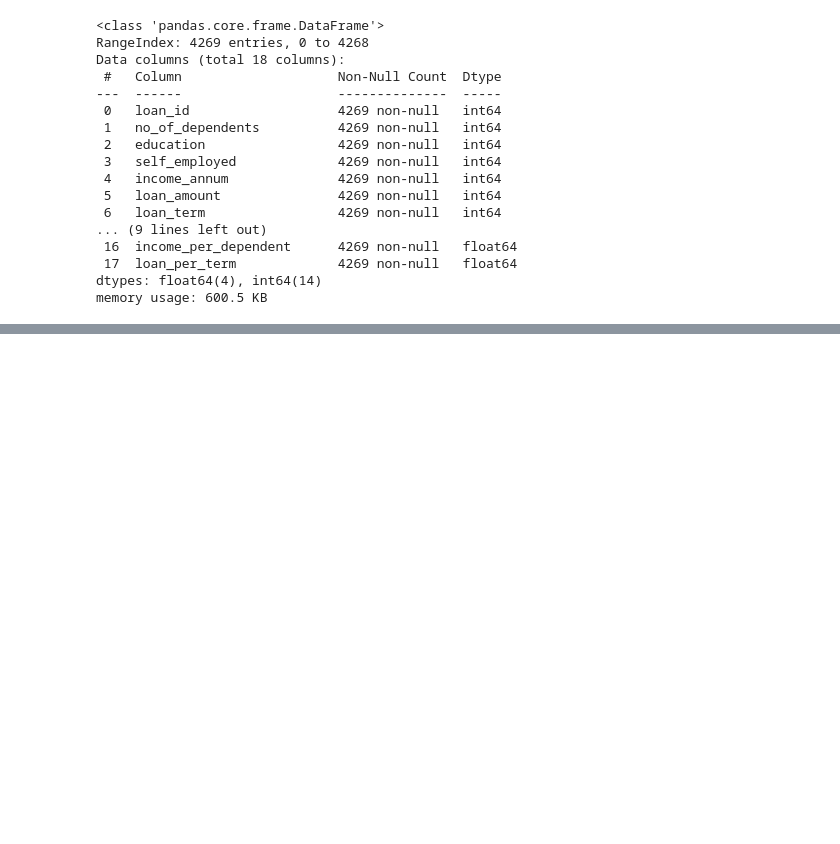
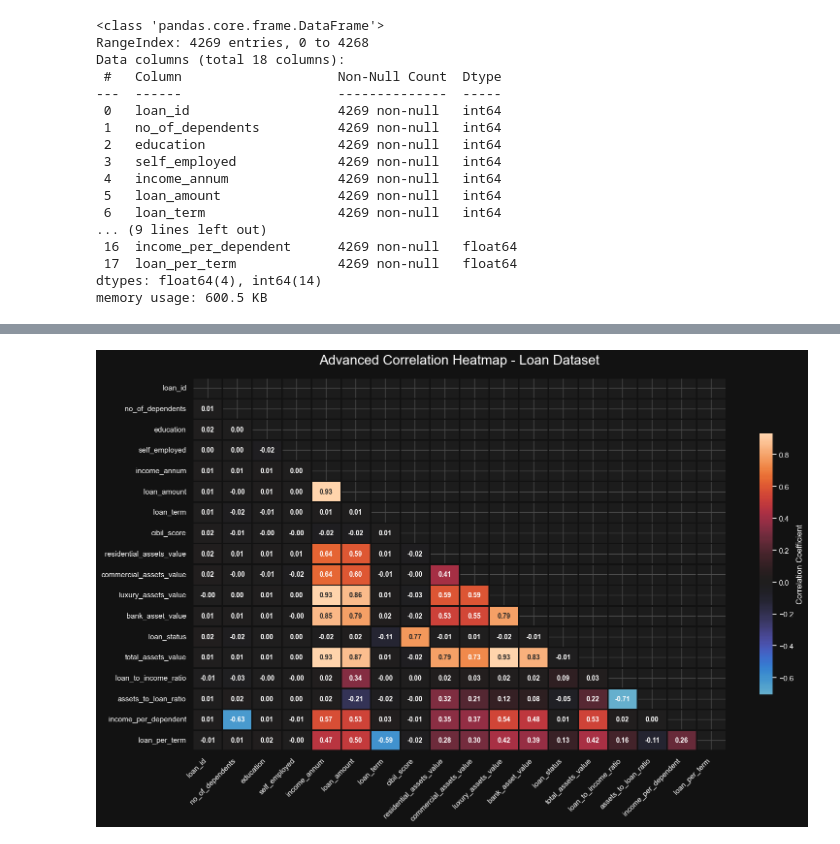
Before and after one commit to X6K18/Loan-Approval-Prediction-Datasets-Analysis, a Jupyter notebook: notebooks/04_train_models.ipynb, the cells around one changed output, grey strips where cells are left out. Drawn from its saved outputs; the diff is of its cells as text; code cells hidden in the pictures; blank space fills up the shorter version.

```diff
--- a/notebooks/04_train_models.ipynb
+++ b/notebooks/04_train_models.ipynb
@@ -59,0 +131,34 @@ memory usage: 600.5 KB
+# %%
+# 2. Tạo Mask (Mặt nạ) để ẩn đi một nửa ma trận (phần đối xứng)
+# Điều này giúp biểu đồ thoáng hơn và tránh lặp lại thông tin
+mask = np.triu(np.ones_like(corr_matrix, dtype=bool))
+
+# 3. Khởi tạo figure
+plt.figure(figsize=(16, 10))
+
+# 4. Vẽ Heatmap với các cải tiến thẩm mỹ
+sns.heatmap(
+    corr_matrix,
+    mask=mask,               # Apply mask to hide the upper triangle
+    annot=True,              # Show correlation coefficients
+    fmt=".2f",               # Format to 2 decimal places
+    cmap='icefire',          # 'icefire' or 'mako' look stunning on dark backgrounds
+    center=0,                # Set center to 0
+    linewidths=1,            # Increase linewidth for a "grid" look
+    linecolor='#121212',     # Match line color with background
+    cbar_kws={"shrink": .7, "label": "Correlation Coefficient"}, # Add label to color bar
+    annot_kws={"size": 10, "weight": "bold"} # Make annotations bolder and clearer
+)
+
+# 5. Tinh chỉnh tiêu đề và nhãn
+plt.title('Advanced Correlation Heatmap - Loan Dataset', fontsize=20, pad=20, color='white')
+plt.xticks(rotation=45, ha='right', fontsize=11)
+plt.yticks(fontsize=11)
+
+# Loại bỏ viền trắng thừa xung quanh
+plt.tight_layout()
+
+# 6. Hiển thị
+plt.show()
+# %% [output]
+[figure, added]
```
Also changed, not shown: parts of 71 cells of this notebook, 4 other files.
